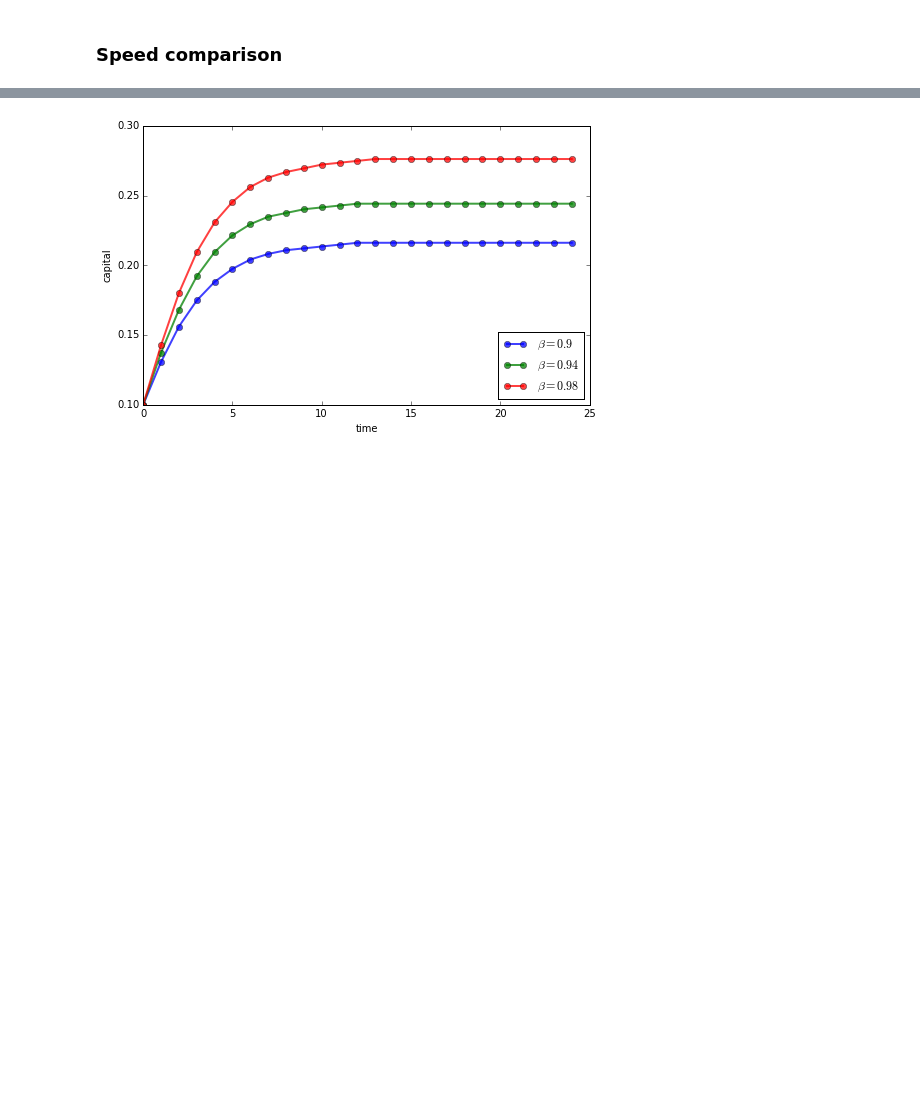
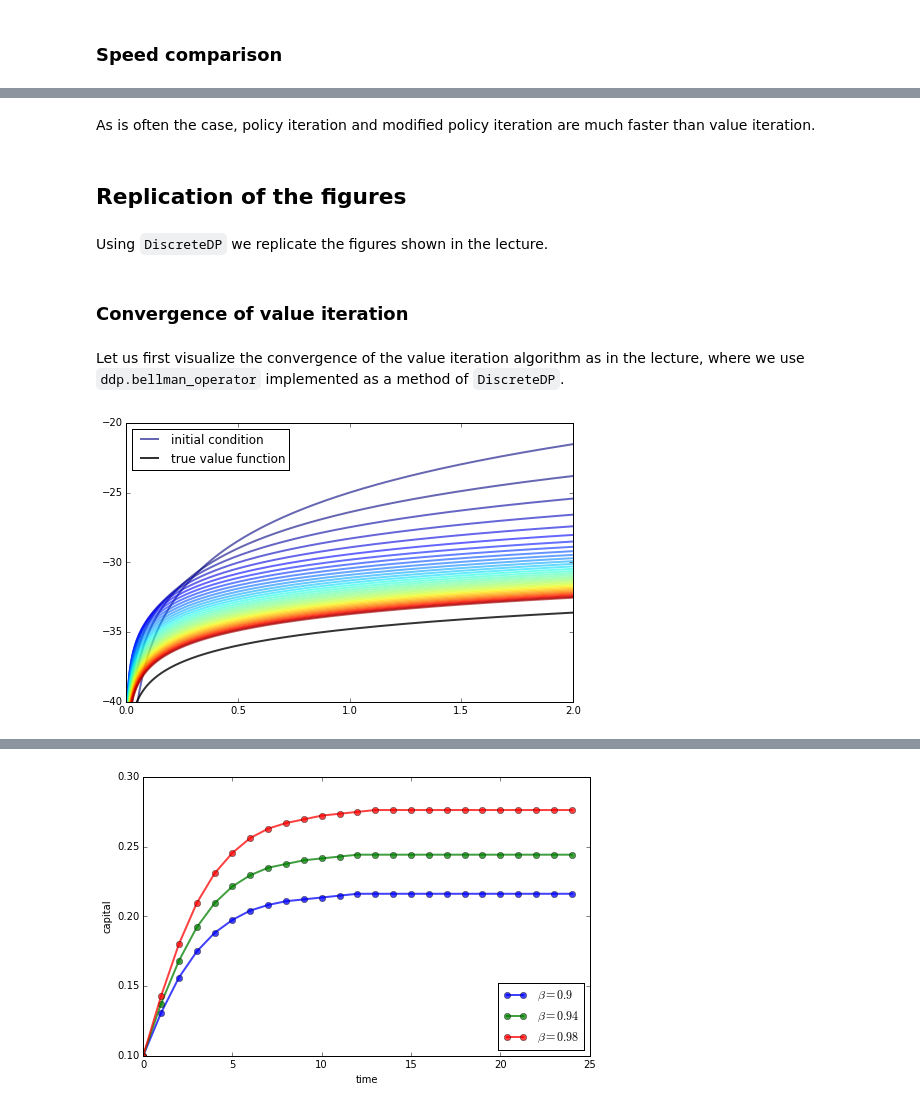
Before and after one commit to QuantEcon/QuantEcon.py, a Jupyter notebook: solutions/discrete_dp_solutions.ipynb, the cells around one changed output, grey strips where cells are left out. Saved outputs shown, nothing was run; the diff lists cells and outputs as text; code cells hidden in the pictures; blank space fills up the shorter version.

Commit message:
Revise DiscreteDP solution notebook

```diff
--- a/solutions/discrete_dp_solutions.ipynb
+++ b/solutions/discrete_dp_solutions.ipynb
@@ -91,4 +117,4 @@ Q[np.arange(L), a_indices] = 1
 # %% [markdown]
 Discrete growth model:
 # %%
-dgm = DiscreteDP(R, Q, beta, s_indices, a_indices)
+ddp = DiscreteDP(R, Q, beta, s_indices, a_indices)
@@ -185,9 +226,9 @@ True
 # %% [markdown]
 ### Value iteration
 # %%
-dgm.epsilon = 1e-4
-dgm.max_iter = 500
-res1 = dgm.solve(method='value_iteration')
+ddp.epsilon = 1e-4
+ddp.max_iter = 500
+res1 = ddp.solve(method='value_iteration')
 # %%
 res1.num_iter
 # %% [output]
@@ -220,0 +262,30 @@ True
+# %% [markdown]
+As is often the case, policy iteration and modified policy iteration are much faster
+than value iteration.
+# %% [markdown]
+## Replication of the figures
+# %% [markdown]
+Using `DiscreteDP` we replicate the figures shown in the lecture.
+# %% [markdown]
+### Convergence of value iteration
+# %% [markdown]
+Let us first visualize the convergence of the value iteration algorithm as in the lecture,
+where we use `ddp.bellman_operator` implemented as a method of `DiscreteDP`.
+# %%
+w = 5 * np.log(grid) - 25  # Initial condition
+n = 35
+fig, ax = plt.subplots(figsize=(8,5))
+ax.set_ylim(-40, -20)
+ax.set_xlim(np.min(grid), np.max(grid))
+lb = 'initial condition'
+ax.plot(grid, w, color=plt.cm.jet(0), lw=2, alpha=0.6, label=lb)
+for i in range(n):
+    w = ddp.bellman_operator(w)
+    ax.plot(grid, w, color=plt.cm.jet(i / n), lw=2, alpha=0.6)
+lb = 'true value function'
+ax.plot(grid, v_star(grid), 'k-', lw=2, alpha=0.8, label=lb)
+ax.legend(loc='upper left')
+
+plt.show()
+# %% [output]
+[figure, added]
```
Also changed, not shown: parts of 23 cells of this notebook.
